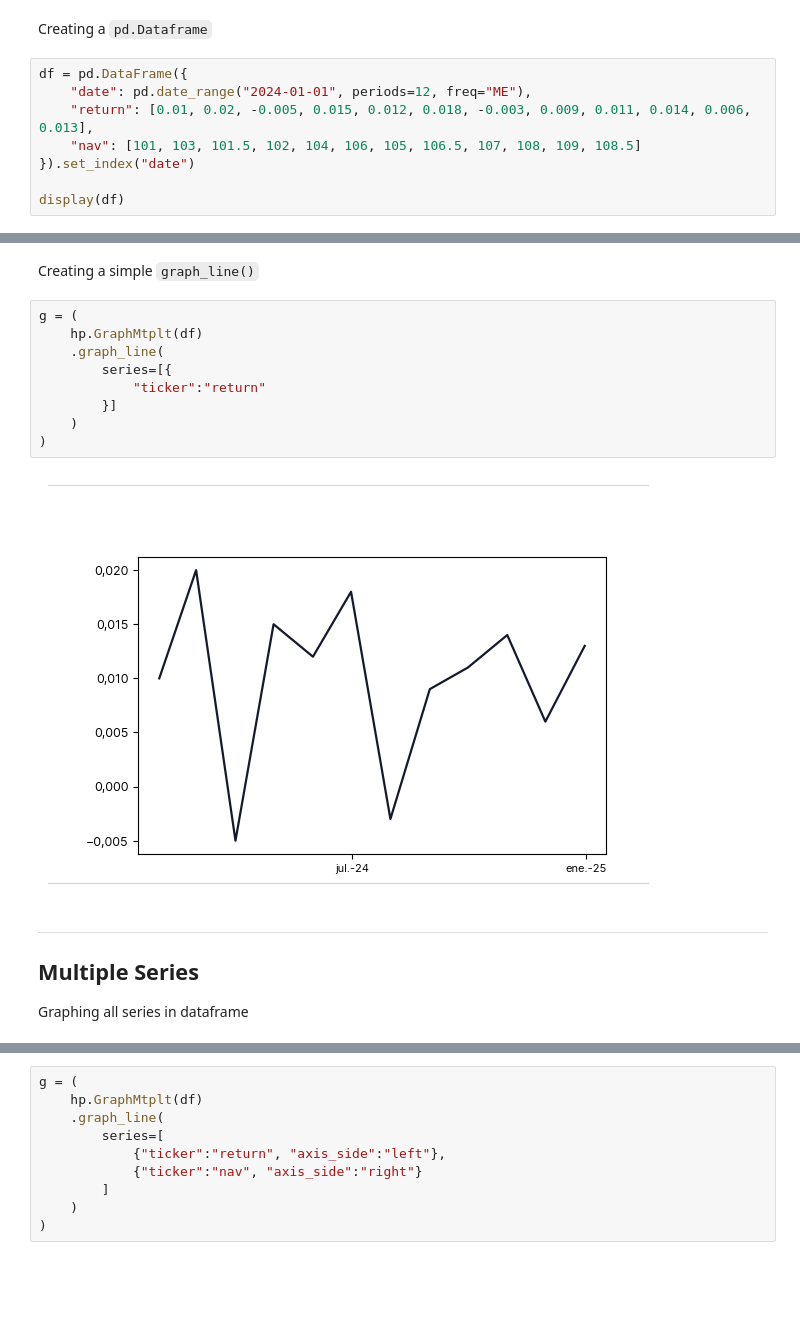
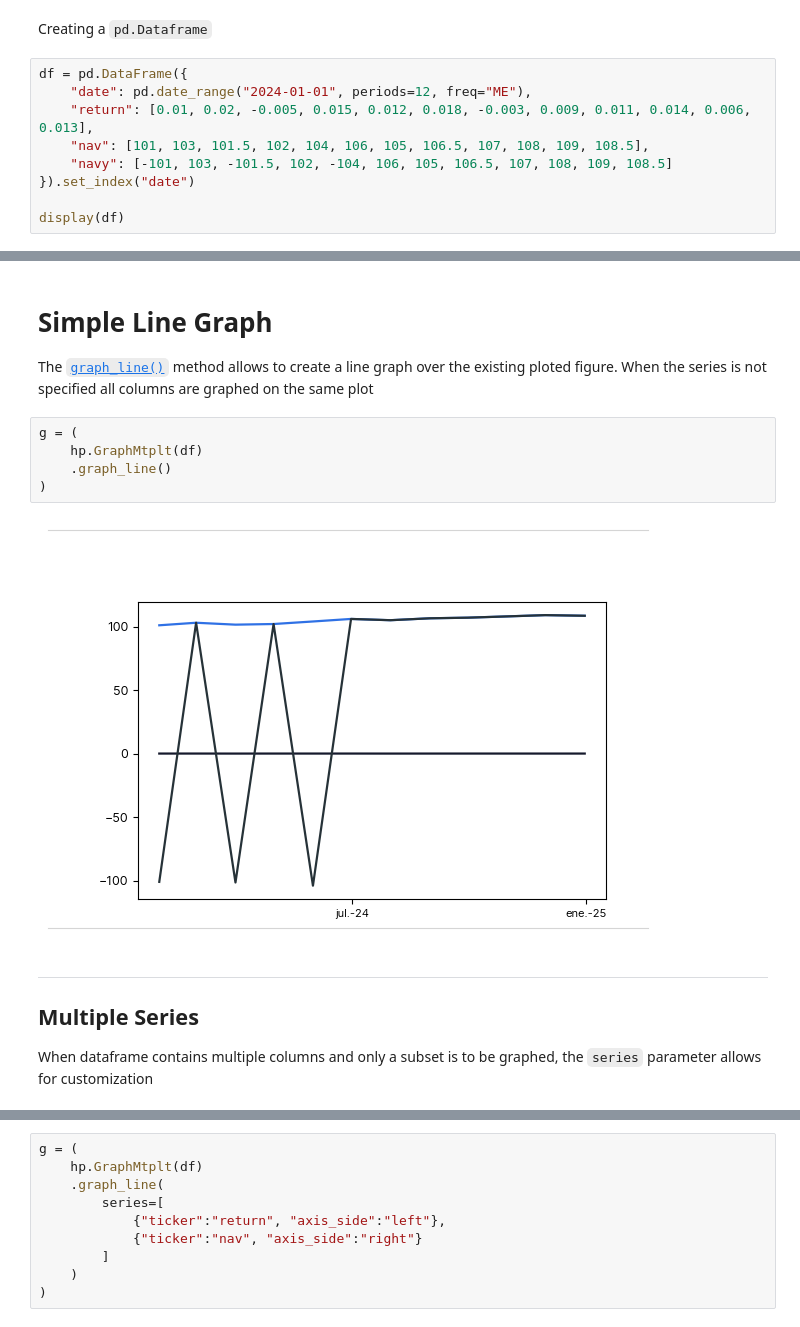
Before and after one commit to jc-ocampob/helpers_ps, a Jupyter notebook: docs/GraphMtplt/Line/graph.ipynb, the cells around one changed output, grey strips where cells are left out. Cells and saved outputs as stored; diff of their text form; blank space fills up the shorter version.

```diff
--- a/docs/GraphMtplt/Line/graph.ipynb
+++ b/docs/GraphMtplt/Line/graph.ipynb
@@ -32,7 +32,8 @@ Creating a `pd.Dataframe`
 df = pd.DataFrame({
     "date": pd.date_range("2024-01-01", periods=12, freq="ME"),
     "return": [0.01, 0.02, -0.005, 0.015, 0.012, 0.018, -0.003, 0.009, 0.011, 0.014, 0.006, 0.013],
-    "nav": [101, 103, 101.5, 102, 104, 106, 105, 106.5, 107, 108, 109, 108.5]
+    "nav": [101, 103, 101.5, 102, 104, 106, 105, 106.5, 107, 108, 109, 108.5],
+    "navy": [-101, 103, -101.5, 102, -104, 106, 105, 106.5, 107, 108, 109, 108.5]
 }).set_index("date")
 
 display(df)
@@ -54,21 +55,19 @@ display(df)
 # %% [markdown]
-Creating a simple `graph_line()`
+# Simple Line Graph
+
+The [`graph_line()`](../../api/GraphMtplt/graphs#line-graph) method allows to create a line graph over the existing ploted figure. When the series is not specified all columns are graphed on the same plot
 # %%
 g = (
     hp.GraphMtplt(df)
-    .graph_line(
-        series=[{
-            "ticker":"return"
-        }]
-    )
+    .graph_line()
 )
 # %% [output]
-[figure, old version]
+[figure, new version]
 # %% [markdown]
 ---
 ## Multiple Series
 
-Graphing all series in dataframe
+When dataframe contains multiple columns and only a subset is to be graphed, the `series` parameter allows for customization
 # %%
 g = (
     hp.GraphMtplt(df)
```
Also changed, not shown: parts of 7 cells of this notebook, 10 other files.
